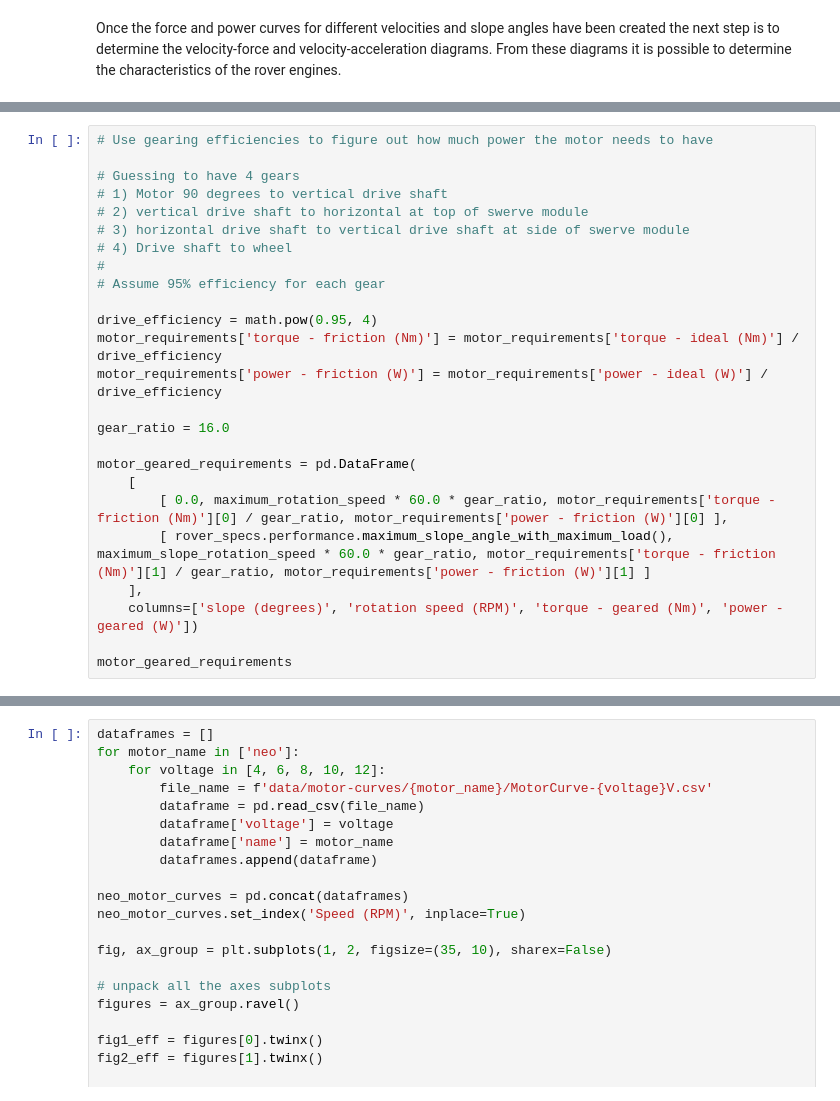
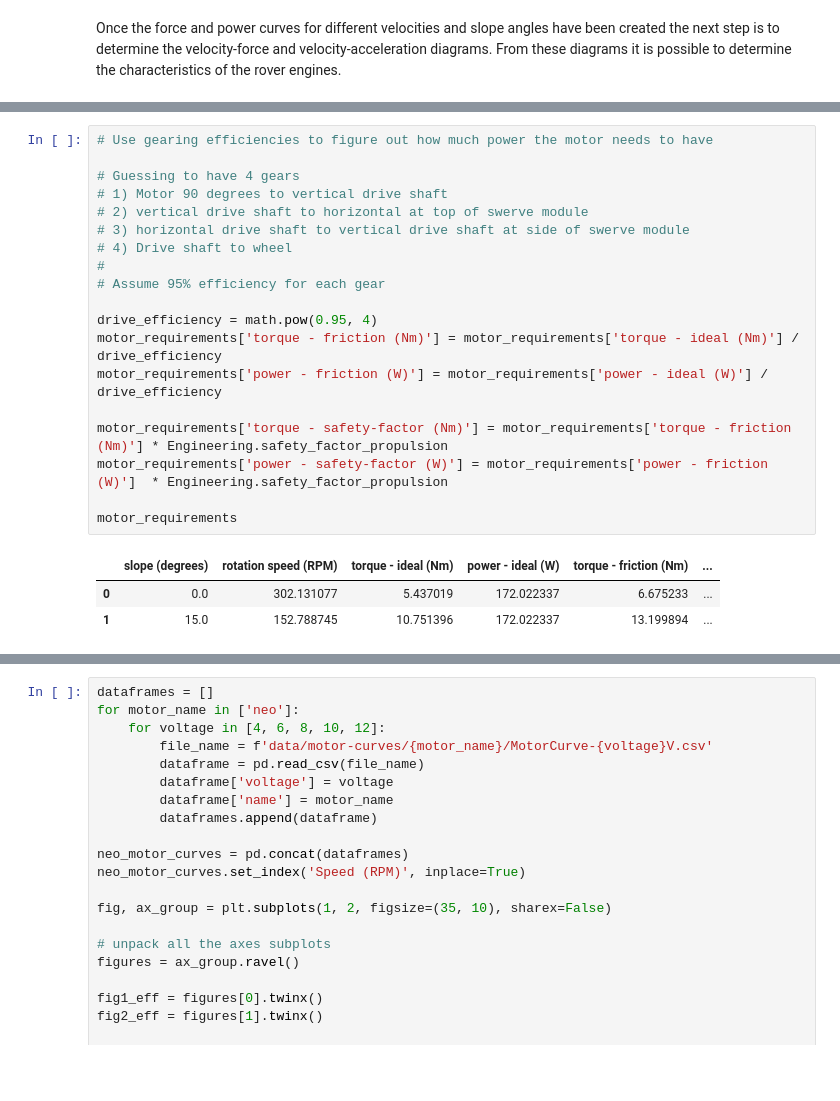
Before and after one commit to pvandervelde/zinger, a Jupyter notebook: mobility.ipynb, the cells around one changed output, grey strips where cells are left out. Saved outputs shown, nothing was run; the diff lists cells and outputs as text; blank space fills up the shorter version.

Commit message:
Add safety factors for the drive system.

```diff
--- a/mobility.ipynb
+++ b/mobility.ipynb
@@ -169,25 +138,23 @@ motor_requirements
 # %%
 # Use gearing efficiencies to figure out how much power the motor needs to have
 
 # Guessing to have 4 gears
 # 1) Motor 90 degrees to vertical drive shaft
 # 2) vertical drive shaft to horizontal at top of swerve module
 # 3) horizontal drive shaft to vertical drive shaft at side of swerve module
 # 4) Drive shaft to wheel
 #
 # Assume 95% efficiency for each gear
 
 drive_efficiency = math.pow(0.95, 4)
 motor_requirements['torque - friction (Nm)'] = motor_requirements['torque - ideal (Nm)'] / drive_efficiency
 motor_requirements['power - friction (W)'] = motor_requirements['power - ideal (W)'] / drive_efficiency
 
-gear_ratio = 16.0
+motor_requirements['torque - safety-factor (Nm)'] = motor_requirements['torque - friction (Nm)'] * Engineering.safety_factor_propulsion
+motor_requirements['power - safety-factor (W)'] = motor_requirements['power - friction (W)']  * Engineering.safety_factor_propulsion
 
-motor_geared_requirements = pd.DataFrame(
-    [
-        [ 0.0, maximum_rotation_speed * 60.0 * gear_ratio, motor_requirements['torque - friction (Nm)'][0] / gear_ratio, motor_requirements['power - friction (W)'][0] ],
-        [ rover_specs.performance.maximum_slope_angle_with_maximum_load(), maximum_slope_rotation_speed * 60.0 * gear_ratio, motor_requirements['torque - friction (Nm)'][1] / gear_ratio, motor_requirements['power - friction (W)'][1] ]
-    ],
-    columns=['slope (degrees)', 'rotation speed (RPM)', 'torque - geared (Nm)', 'power - geared (W)'])
-
-motor_geared_requirements
+motor_requirements
+# %% [output]
+|  | slope (degrees) | rotation speed (RPM) | torque - ideal (Nm) | power - ideal (W) | torque - friction (Nm) | ... |
+| 0 | 0.0 | 302.131077 | 5.437019 | 172.022337 | 6.675233 | ... |
+| 1 | 15.0 | 152.788745 | 10.751396 | 172.022337 | 13.199894 | ... |
```
Also changed, not shown: parts of 4 cells of this notebook, 1 other file.
